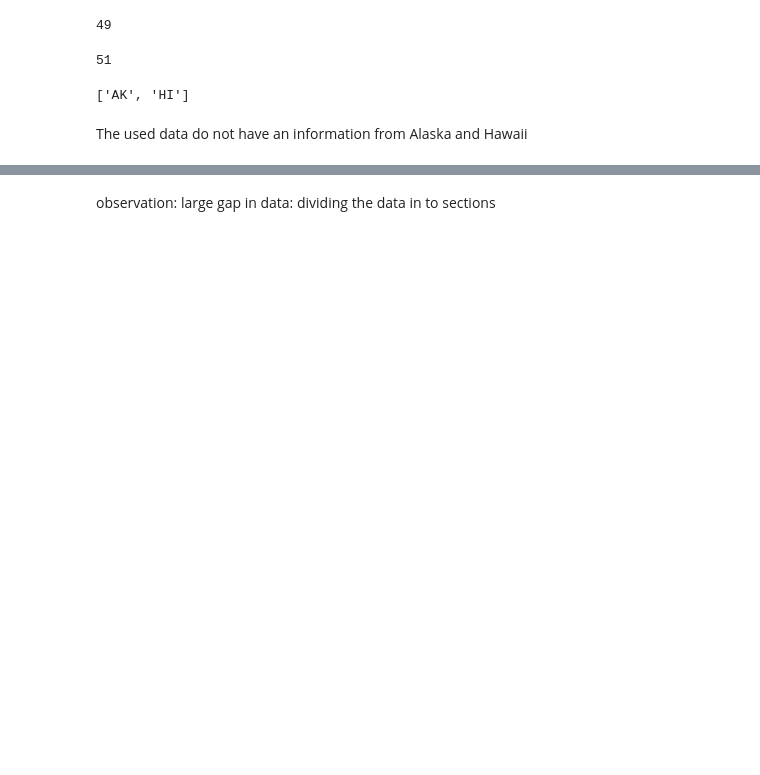
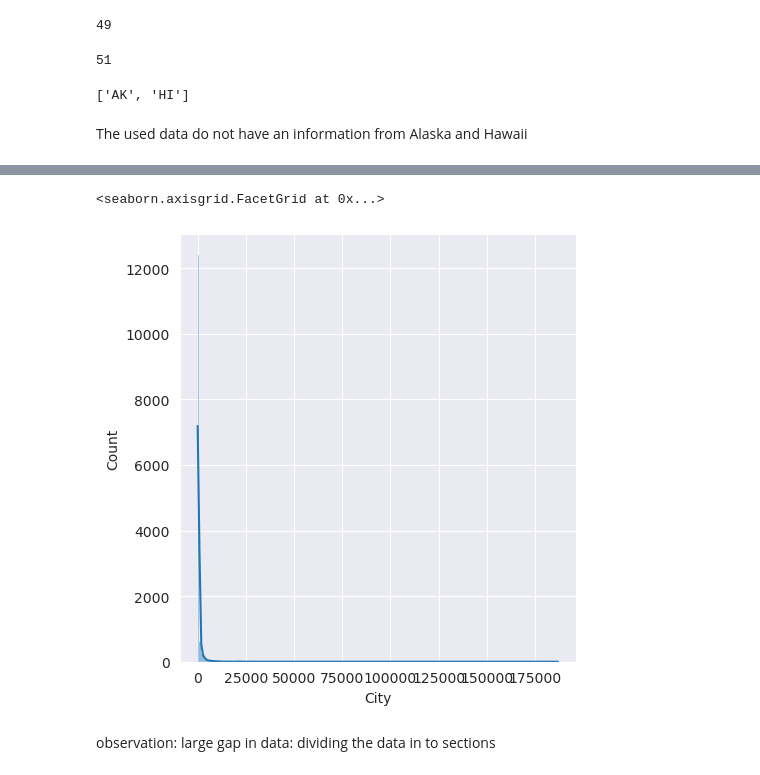
Before and after one commit to Afy-gitH/legendary-Data-Projects, a Jupyter notebook: USA-accidents-eda.ipynb, the cells around one changed output, grey strips where cells are left out. Cells and saved outputs as stored; diff of their text form; code cells hidden in the pictures; blank space fills up the shorter version.

```diff
--- a/USA-accidents-eda.ipynb
+++ b/USA-accidents-eda.ipynb
@@ -195,2 +197,7 @@ https://gist.github.com/mwaskom/de44147ed2974457ad6372750bbe5751
+# %%
+sns.displot(CITYwrtACi, kde = True, bins = 200)
+# %% [output]
+<seaborn.axisgrid.FacetGrid at 0x...>
+[figure, added]
 # %% [markdown]
 observation: large gap in data: dividing the data in to sections
```
Also changed, not shown: parts of 78 cells of this notebook.
